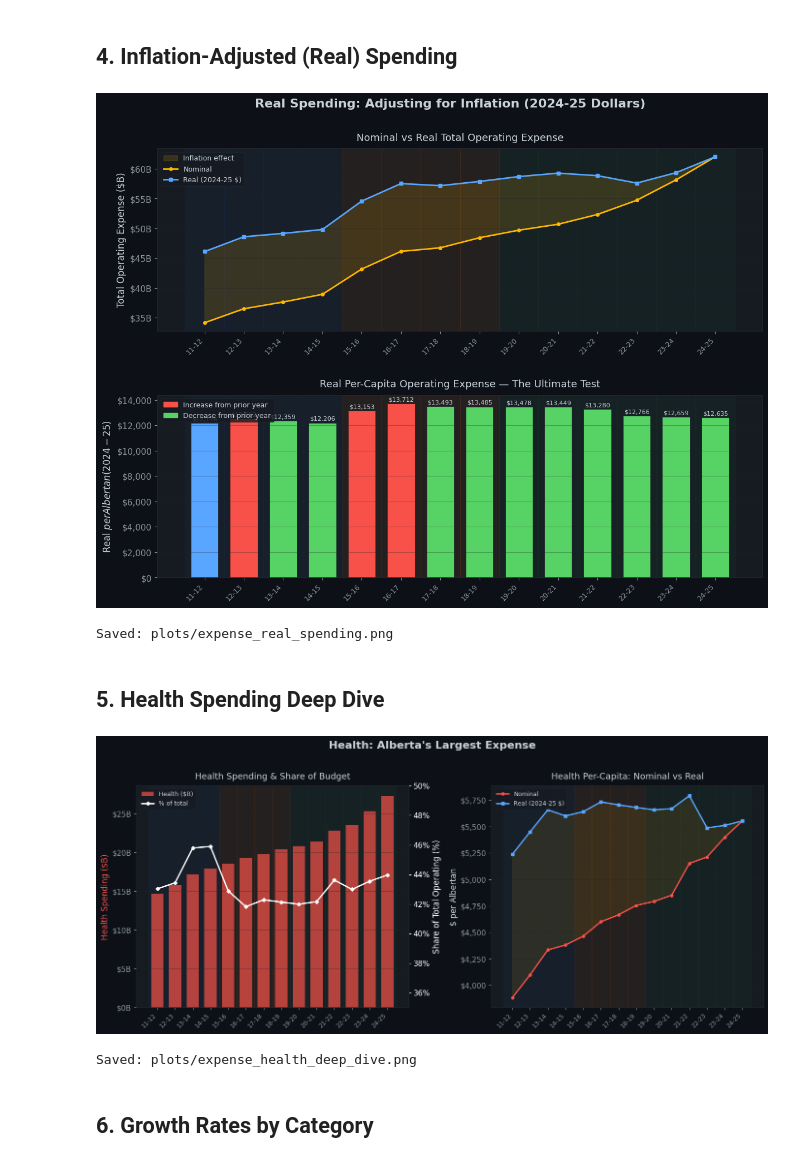
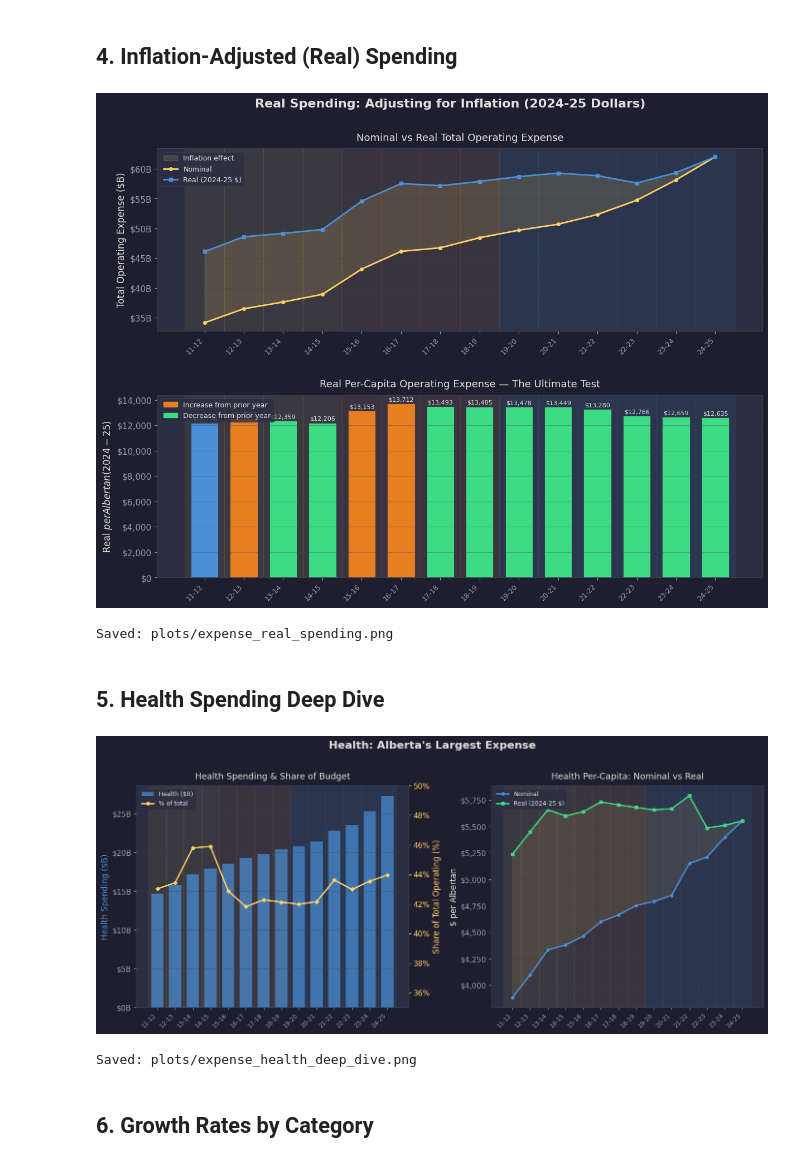
Before and after one commit to casruta/Alberta-Budget-Spending, a Jupyter notebook: Alberta_Expense_Analysis.ipynb, the cells around one changed output. Saved outputs shown, nothing was run; the diff lists cells and outputs as text; code cells hidden in the pictures.

```diff
--- a/Alberta_Expense_Analysis.ipynb
+++ b/Alberta_Expense_Analysis.ipynb
@@ -18,27 +18,27 @@ PROJECT = Path(r"C:\Users\Casper Ruta\Desktop\Kacper Ruta 2026\Alberta Budget An
 PLOTS = PROJECT / "plots"
 PLOTS.mkdir(exist_ok=True)
 
-# ── Dark theme palette ──
-BG       = "#0D1117"
-CARD_BG  = "#161B22"
-GRID     = "#21262D"
-TEXT     = "#C9D1D9"
-MUTED    = "#8B949E"
+# ── Dark grey theme palette ──
+BG       = "#1E1E2E"
+CARD_BG  = "#2B2D42"
+GRID     = "#3A3D56"
+TEXT     = "#E0E0E0"
+MUTED    = "#9A9AB0"
 
-# Ministry category colours
+# Ministry category colours (blues, greens, yellows)
 COLORS = {
-    "Health":            "#F85149",  # red
-    "Education (K-12)":  "#58A6FF",  # blue
-    "Advanced Education": "#56D364", # green
-    "Social Services":   "#FFB703",  # amber
-    "Other":             "#8B949E",  # grey
+    "Health":             "#4A90D9",  # medium blue
+    "Education (K-12)":   "#5BC0BE",  # teal
+    "Advanced Education":  "#3DDC84", # green
+    "Social Services":    "#FFD166",  # golden yellow
+    "Other":              "#8D99AE",  # cool grey
 }
 CATS = list(COLORS.keys())
 
-# Party shading
-PC_C  = "#1B4F8A"
-NDP_C = "#D4610A"
-UCP_C = "#1A6B3C"
+# Party shading — Blue for UCP, Orange for NDP, Yellow for PC
+PC_C  = "#F4D03F"  # yellow
+NDP_C = "#E67E22"  # orange
+UCP_C = "#3498DB"  # blue
 
 plt.rcParams.update({
     "figure.facecolor": BG,
@@ -264,9 +264,9 @@ fig.suptitle("Real Spending: Adjusting for Inflation (2024-25 Dollars)",
 nominal = wide.loc[years, "total_operating"].values / 1000
 real = wide.loc[years, "total_real"].values / 1000
 
-ax1.fill_between(x, nominal, real, alpha=0.15, color="#FFB703", label="Inflation effect")
-ax1.plot(x, nominal, color="#FFB703", marker="o", markersize=4, linewidth=2, label="Nominal")
-ax1.plot(x, real, color="#58A6FF", marker="s", markersize=4, linewidth=2, label="Real (2024-25 $)")
+ax1.fill_between(x, nominal, real, alpha=0.15, color="#FFD166", label="Inflation effect")
+ax1.plot(x, nominal, color="#FFD166", marker="o", markersize=4, linewidth=2, label="Nominal")
+ax1.plot(x, real, color="#4A90D9", marker="s", markersize=4, linewidth=2, label="Real (2024-25 $)")
 
 add_party_shading(ax1, labels)
 ax1.set_xticks(x)
@@ -284,11 +284,11 @@ real_pc = wide.loc[years, "total_real_percapita"].values
 bar_colors = []
 for i, v in enumerate(real_pc):
     if i == 0:
-        bar_colors.append("#58A6FF")
+        bar_colors.append("#4A90D9")
     elif v >= real_pc[i - 1]:
-        bar_colors.append("#F85149")  # increase = red (spending up)
+        bar_colors.append("#E67E22")  # increase = orange
     else:
-        bar_colors.append("#56D364")  # decrease = green (spending down)
+        bar_colors.append("#3DDC84")  # decrease = green
 
 ax2.bar(x, real_pc, color=bar_colors, width=0.7, edgecolor=CARD_BG, linewidth=0.5)
 
@@ -305,8 +305,8 @@ ax2.yaxis.set_major_formatter(mticker.FuncFormatter(lambda x, p: f"${x:,.0f}"))
 ax2.grid(axis="y", alpha=0.3)
 
 # Legend for bar colors
-increase_patch = mpatches.Patch(color="#F85149", label="Increase from prior year")
-decrease_patch = mpatches.Patch(color="#56D364", label="Decrease from prior year")
+increase_patch = mpatches.Patch(color="#E67E22", label="Increase from prior year")
+decrease_patch = mpatches.Patch(color="#3DDC84", label="Decrease from prior year")
 ax2.legend(handles=[increase_patch, decrease_patch], loc="upper left", fontsize=9)
 
 plt.savefig(PLOTS / "expense_real_spending.png", dpi=200, bbox_inches="tight",
@@ -314,7 +314,7 @@ plt.savefig(PLOTS / "expense_real_spending.png", dpi=200, bbox_inches="tight",
 plt.show()
 print("Saved: plots/expense_real_spending.png")
 # %% [output]
-[figure, old version]
+[figure, new version]
 Saved: plots/expense_real_spending.png
 # %% [markdown]
 ## 5. Health Spending Deep Dive
@@ -338,40 +338,40 @@ ax1.grid(axis="y", alpha=0.3)
 add_party_shading(ax1, labels)
 
 ax1b = ax1.twinx()
-ax1b.plot(x, health_pct, color="#FFFFFF", marker="D", markersize=4, linewidth=2, label="% of total")
-ax1b.set_ylabel("Share of Total Operating (%)", fontsize=12, color="#FFFFFF")
+ax1b.plot(x, health_pct, color="#FFD166", marker="D", markersize=4, linewidth=2, label="% of total")
+ax1b.set_ylabel("Share of Total Operating (%)", fontsize=12, color="#FFD166")
 ax1b.set_ylim(35, 50)
-ax1b.tick_params(axis="y", colors="#FFFFFF")
+ax1b.tick_params(axis="y", colors="#FFD166")
 ax1b.yaxis.set_major_formatter(mticker.FormatStrFormatter("%.0f%%"))
 
 lines1, labels1 = ax1.get_legend_handles_labels()
 lines2, labels2 = ax1b.get_legend_handles_labels()
 ax1.legend(lines1 + lines2, labels1 + labels2, loc="upper left", fontsize=9)
 
 # ── Right: Health per-capita (nominal vs real) ──
 h_pc_nom = wide.loc[years, "Health_percapita"].values
 h_pc_real = (wide.loc[years, "Health"].values * wide.loc[years, "cpi_deflator"].values) / wide.loc[years, "population"].values * 1e6
 
 ax2.plot(x, h_pc_nom, color=color_h, marker="o", markersize=4, linewidth=2, label="Nominal")
-ax2.plot(x, h_pc_real, color="#58A6FF", marker="s", markersize=4, linewidth=2, label="Real (2024-25 $)")
-ax2.fill_between(x, h_pc_nom, h_pc_real, alpha=0.1, color="#FFB703")
+ax2.plot(x, h_pc_real, color="#3DDC84", marker="s", markersize=4, linewidth=2, label="Real (2024-25 $)")
+ax2.fill_between(x, h_pc_nom, h_pc_real, alpha=0.1, color="#FFD166")
 
 ax2.set_xticks(x)
 ax2.set_xticklabels(labels, rotation=45, ha="right", fontsize=9)
 ax2.set_ylabel("$ per Albertan", fontsize=12)
 ax2.set_title("Health Per-Capita: Nominal vs Real", fontsize=13, pad=10)
 ax2.yaxis.set_major_formatter(mticker.FuncFormatter(lambda x, p: f"${x:,.0f}"))
 ax2.legend(loc="upper left", fontsize=9)
 ax2.grid(axis="y", alpha=0.3)
 add_party_shading(ax2, labels)
 
 plt.tight_layout()
 plt.savefig(PLOTS / "expense_health_deep_dive.png", dpi=200, bbox_inches="tight",
             facecolor=BG, edgecolor="none")
 plt.show()
 print("Saved: plots/expense_health_deep_dive.png")
 # %% [output]
-[figure, old version]
+[figure, new version]
 Saved: plots/expense_health_deep_dive.png
 # %% [markdown]
 ## 6. Growth Rates by Category
```
Also changed, not shown: parts of 3 cells of this notebook, 6 other files.
